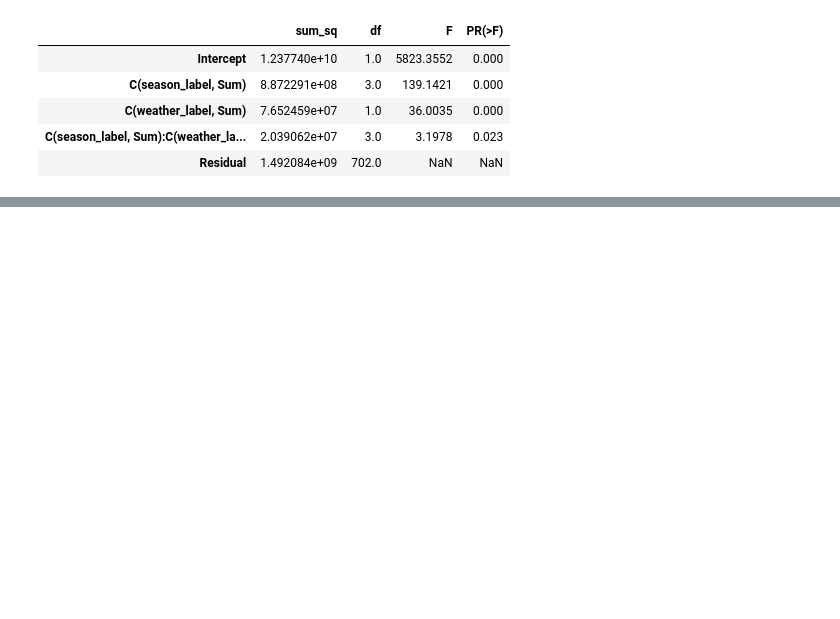
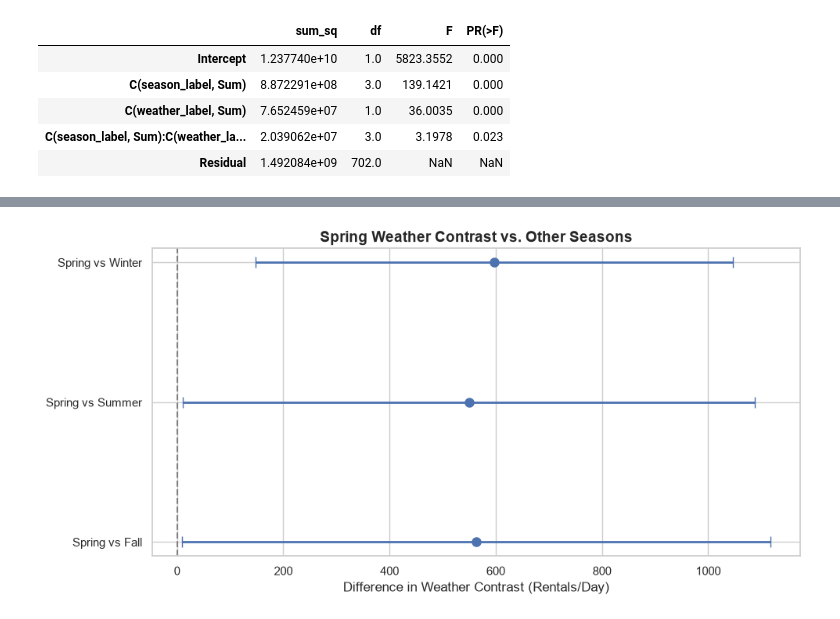
Before and after one commit to mrsmv/bike-sharing-anova, a Jupyter notebook: 02_notebooks/01_bike_demand_anova.ipynb, the cells around one changed output, grey strips where cells are left out. Saved outputs shown, nothing was run; the diff lists cells and outputs as text; code cells hidden in the pictures; blank space fills up the shorter version.

```diff
--- a/02_notebooks/01_bike_demand_anova.ipynb
+++ b/02_notebooks/01_bike_demand_anova.ipynb
@@ -496,0 +1481,60 @@ display(anova_hc3.round(4))
+# %%
+
+spring_plot = spring_tests[
+    spring_tests["HAC_lags"] == 14
+].copy()
+
+y_pos = np.arange(len(spring_plot))
+
+errors = np.vstack([
+    spring_plot["Difference"] - spring_plot["CI_lower"],
+    spring_plot["CI_upper"] - spring_plot["Difference"]
+])
+
+fig, ax = plt.subplots(figsize=(10, 5))
+
+ax.errorbar(
+    x=spring_plot["Difference"],
+    y=y_pos,
+    xerr=errors,
+    fmt="o",
+    markersize=8,
+    capsize=5,
+    linewidth=2
+)
+
+ax.axvline(
+    0,
+    color="gray",
+    linestyle="--"
+)
+
+ax.set_yticks(y_pos)
+
+ax.set_yticklabels(
+    spring_plot["Comparison"]
+)
+
+ax.invert_yaxis()
+
+ax.set_xlabel(
+    "Difference in Weather Contrast (Rentals/Day)"
+)
+
+ax.set_title(
+    "Spring Weather Contrast vs. Other Seasons",
+    fontsize=14,
+    fontweight="bold"
+)
+
+plt.tight_layout()
+
+plt.savefig(
+    figures_dir / "03_spring_interaction_comparisons.png",
+    dpi=300,
+    bbox_inches="tight"
+)
+
+plt.show()
+# %% [output]
+[figure, added]
```
Also changed, not shown: parts of 55 cells of this notebook, 3 other files.
